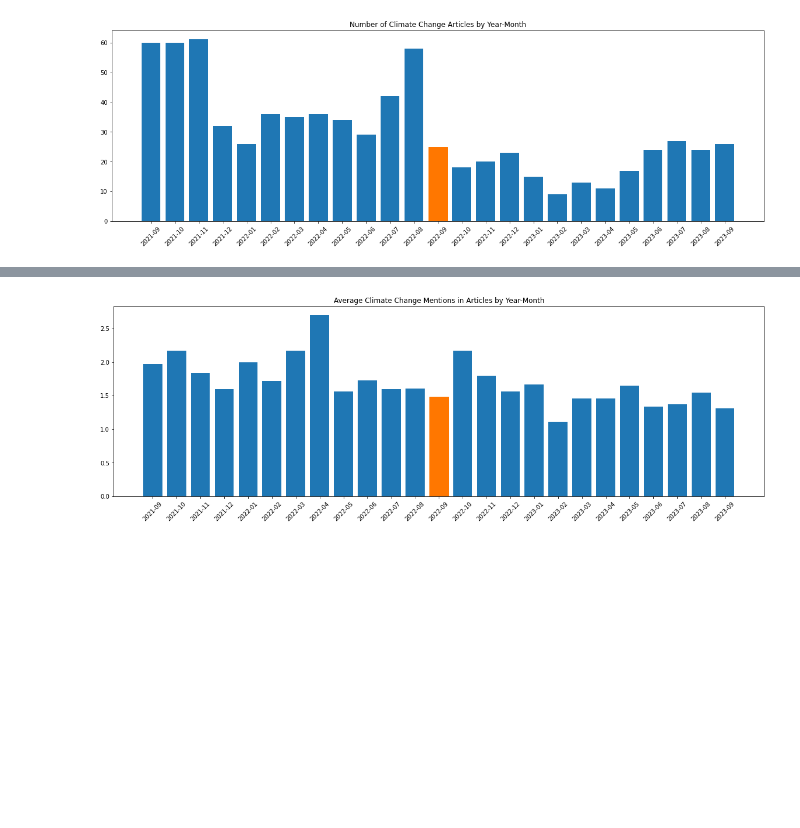
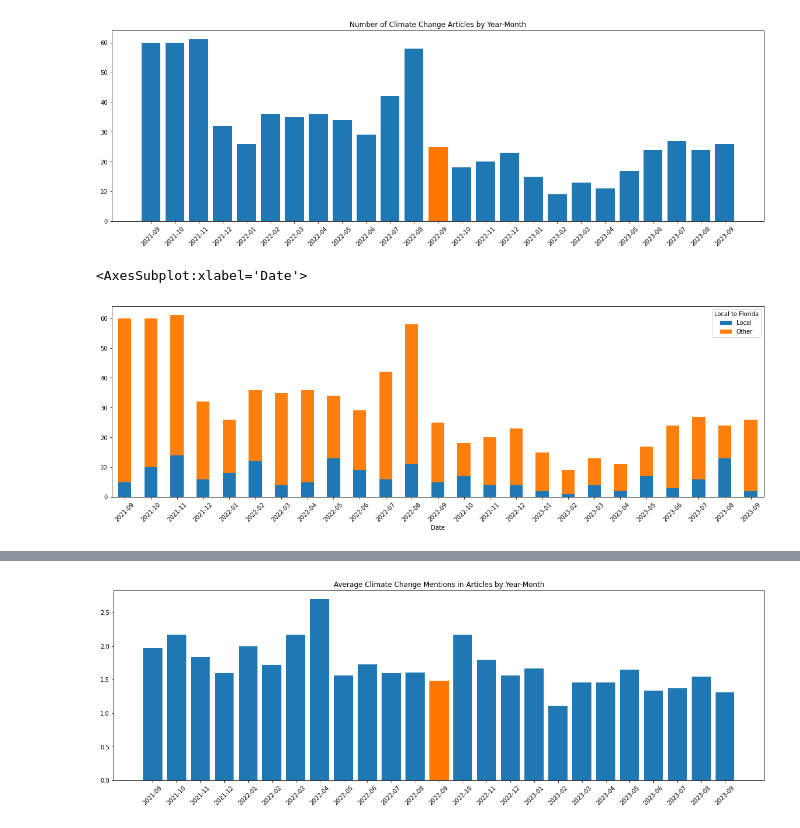
Before and after one commit to hilaryolesen/Capstone, a Jupyter notebook: DataExploration.ipynb, the cells around one changed output, grey strips where cells are left out. Drawn from its saved outputs; the diff is of its cells as text; code cells hidden in the pictures; blank space fills up the shorter version.

```diff
--- a/DataExploration.ipynb
+++ b/DataExploration.ipynb
@@ -76,3 +78,19 @@ plt.title("Number of Climate Change Articles by Year-Month")
 plt.show()
 # %% [output]
 [figure]
+# %%
+localnews=[]
+for txt in df['Texts']:
+    if 'florida' in txt.lower():
+        localnews.append('Local')
+    else:
+        localnews.append('Other')
+df['Local to Florida']=localnews
+# %%
+pd.crosstab(index = df['Date'],
+           columns = df['Local to Florida'],
+           normalize = False,
+           margins = False).plot(kind = 'bar', stacked=True,figsize = (20, 6), rot=45)
+# %% [output]
+<AxesSubplot:xlabel='Date'>
+[figure, added]
```
Also changed, not shown: parts of 7 cells of this notebook.
